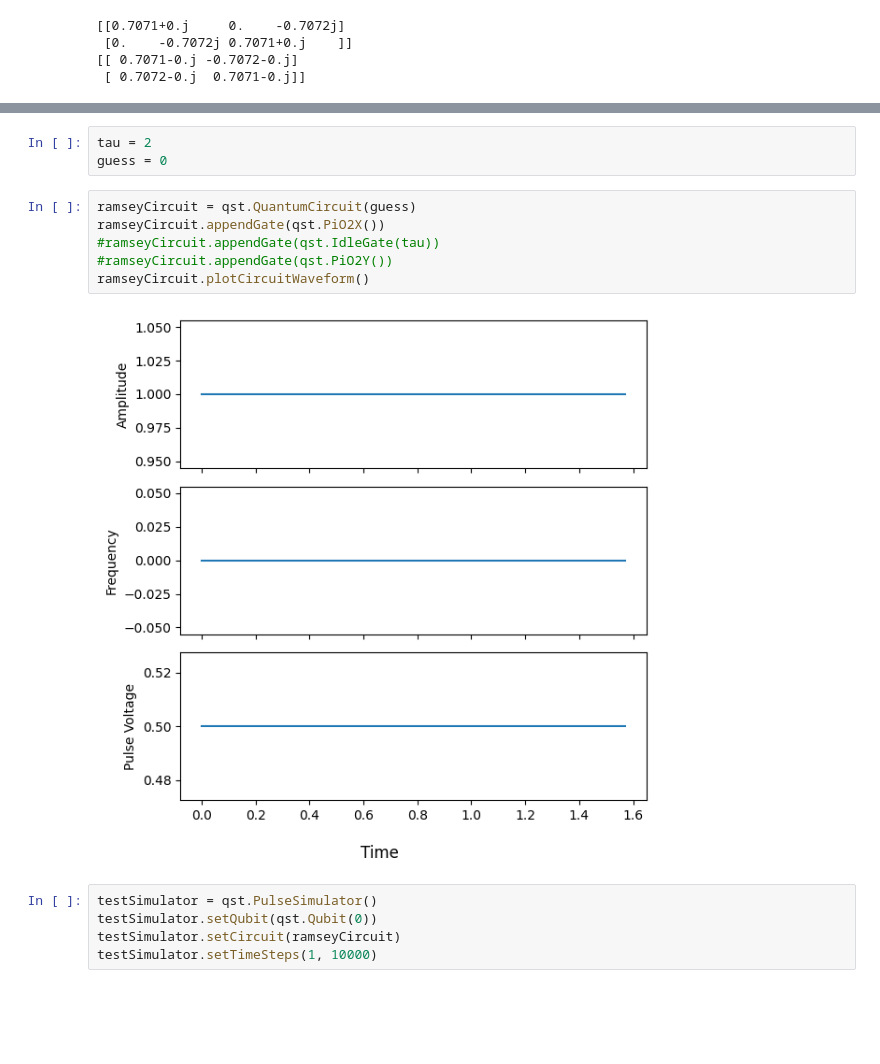
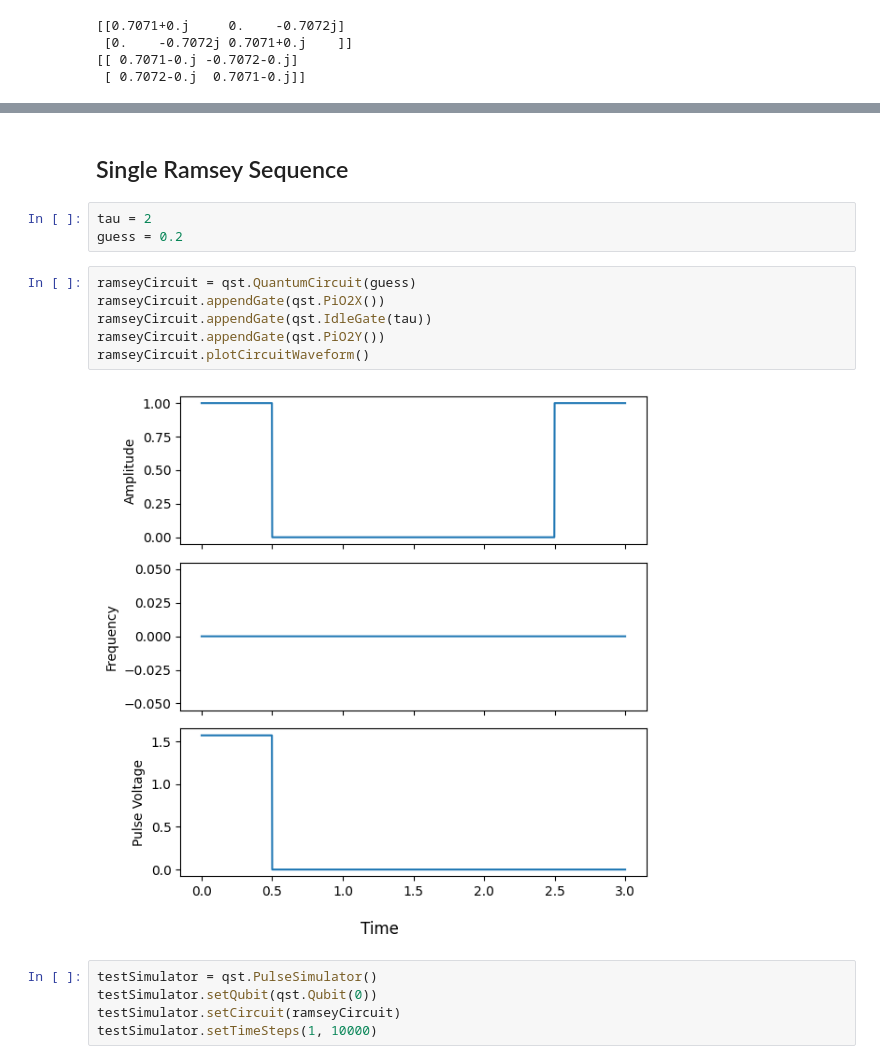
Before and after one commit to Slippery-Chickenz/qipQubitSimTools, a Jupyter notebook: example.ipynb, the cells around one changed output, grey strips where cells are left out. Drawn from its saved outputs; the diff is of its cells as text; blank space fills up the shorter version.

```diff
--- a/example.ipynb
+++ b/example.ipynb
@@ -22,14 +55,16 @@ print(qst.PiO2Y().getMatrix())
+# %% [markdown]
+## Single Ramsey Sequence
 # %%
 tau = 2
-guess = 0
+guess = 0.2
 # %%
 ramseyCircuit = qst.QuantumCircuit(guess)
 ramseyCircuit.appendGate(qst.PiO2X())
-#ramseyCircuit.appendGate(qst.IdleGate(tau))
-#ramseyCircuit.appendGate(qst.PiO2Y())
+ramseyCircuit.appendGate(qst.IdleGate(tau))
+ramseyCircuit.appendGate(qst.PiO2Y())
 ramseyCircuit.plotCircuitWaveform()
 # %% [output]
-[figure, old version]
+[figure, new version]
 # %%
 testSimulator = qst.PulseSimulator()
 testSimulator.setQubit(qst.Qubit(0))
```
Also changed, not shown: parts of 29 cells of this notebook, 21 other files.
